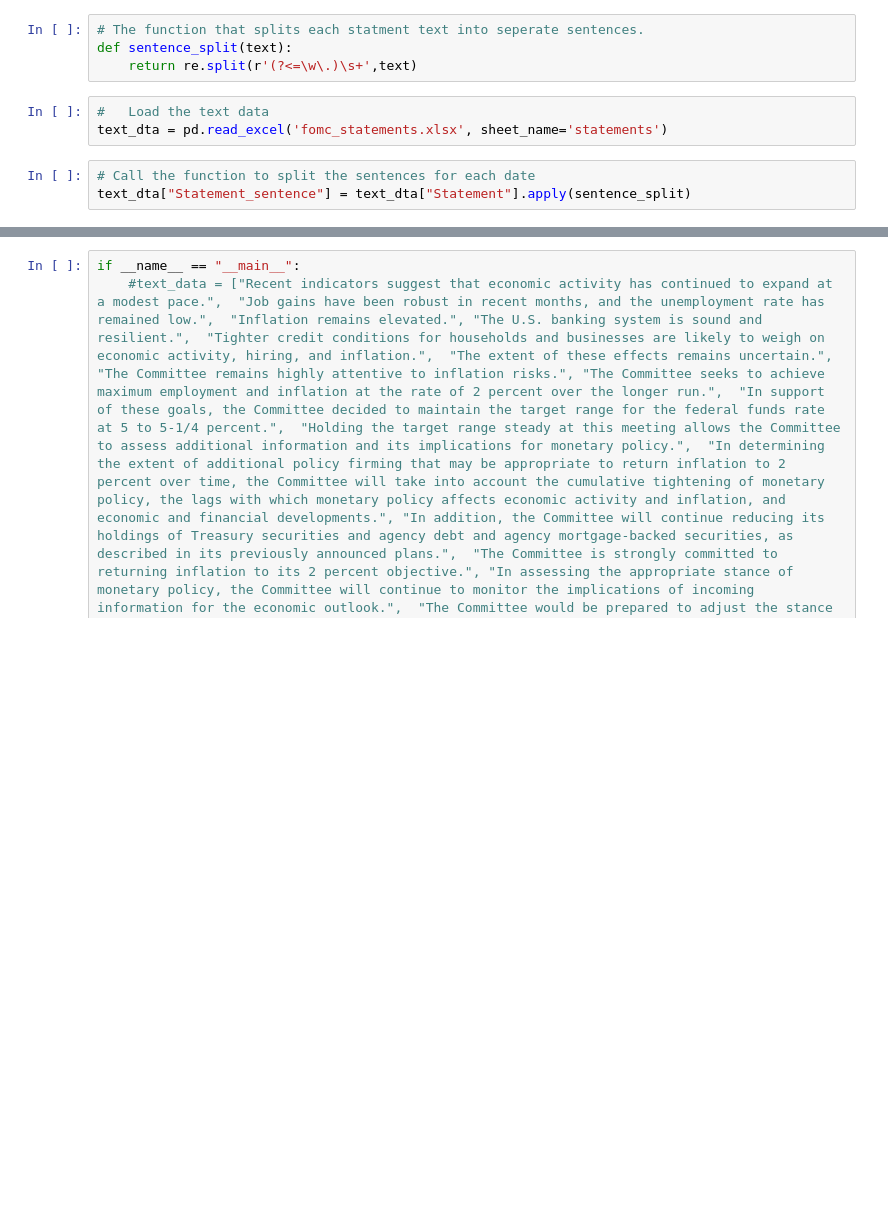
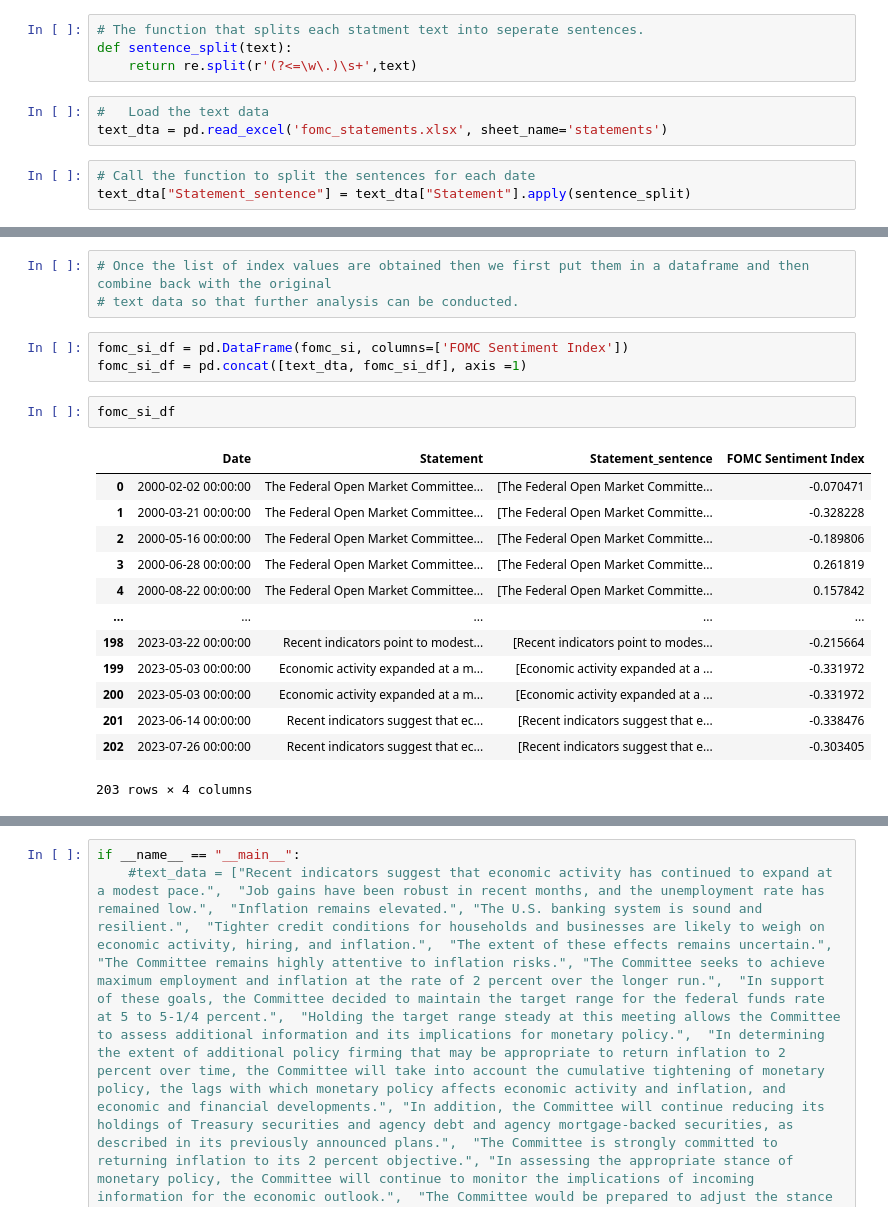
Before and after one commit to ADA-GWU/guidedresearchproject-ayda000, a Jupyter notebook: fomc_si_example.ipynb, the cells around one changed output, grey strips where cells are left out. Cells and saved outputs as stored; diff of their text form; blank space fills up the shorter version.

```diff
--- a/fomc_si_example.ipynb
+++ b/fomc_si_example.ipynb
@@ -86,0 +148,22 @@ text_dta["Statement_sentence"][201]
+# %%
+# Once the list of index values are obtained then we first put them in a dataframe and then combine back with the original
+# text data so that further analysis can be conducted.
+# %%
+fomc_si_df = pd.DataFrame(fomc_si, columns=['FOMC Sentiment Index'])
+fomc_si_df = pd.concat([text_dta, fomc_si_df], axis =1)
+# %%
+fomc_si_df
+# %% [output]
+|  | Date | Statement | Statement_sentence | FOMC Sentiment Index |
+| 0 | 2000-02-02 00:00:00 | The Federal Open Market Committee... | [The Federal Open Market Committe... | -0.070471 |
+| 1 | 2000-03-21 00:00:00 | The Federal Open Market Committee... | [The Federal Open Market Committe... | -0.328228 |
+| 2 | 2000-05-16 00:00:00 | The Federal Open Market Committee... | [The Federal Open Market Committe... | -0.189806 |
+| 3 | 2000-06-28 00:00:00 | The Federal Open Market Committee... | [The Federal Open Market Committe... | 0.261819 |
+| 4 | 2000-08-22 00:00:00 | The Federal Open Market Committee... | [The Federal Open Market Committe... | 0.157842 |
+| ... | ... | ... | ... | ... |
+| 198 | 2023-03-22 00:00:00 | Recent indicators point to modest... | [Recent indicators point to modes... | -0.215664 |
+| 199 | 2023-05-03 00:00:00 | Economic activity expanded at a m... | [Economic activity expanded at a ... | -0.331972 |
+| 200 | 2023-05-03 00:00:00 | Economic activity expanded at a m... | [Economic activity expanded at a ... | -0.331972 |
+| 201 | 2023-06-14 00:00:00 | Recent indicators suggest that ec... | [Recent indicators suggest that e... | -0.338476 |
+| 202 | 2023-07-26 00:00:00 | Recent indicators suggest that ec... | [Recent indicators suggest that e... | -0.303405 |
+203 rows × 4 columns
```
Also changed, not shown: parts of 22 cells of this notebook.
